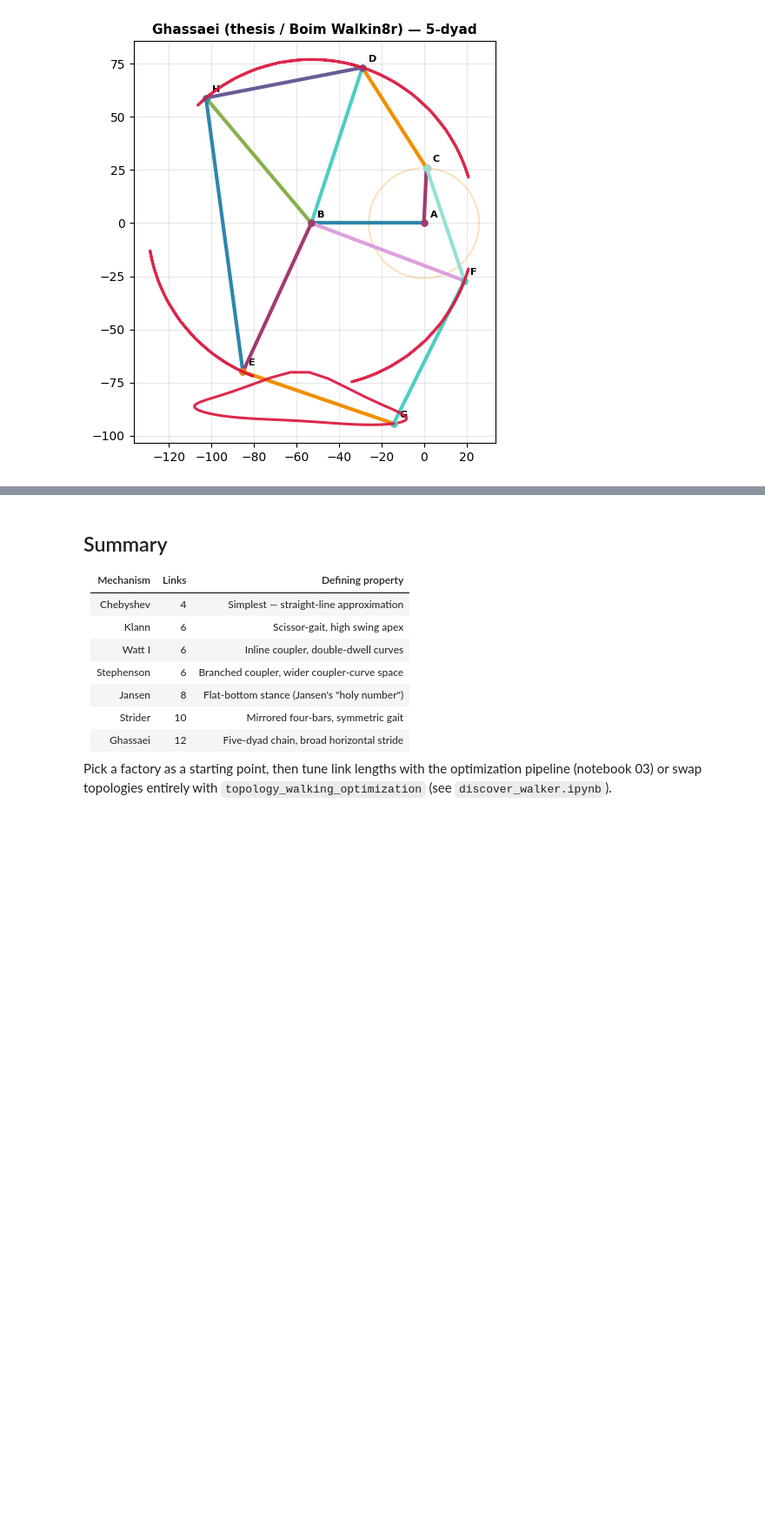
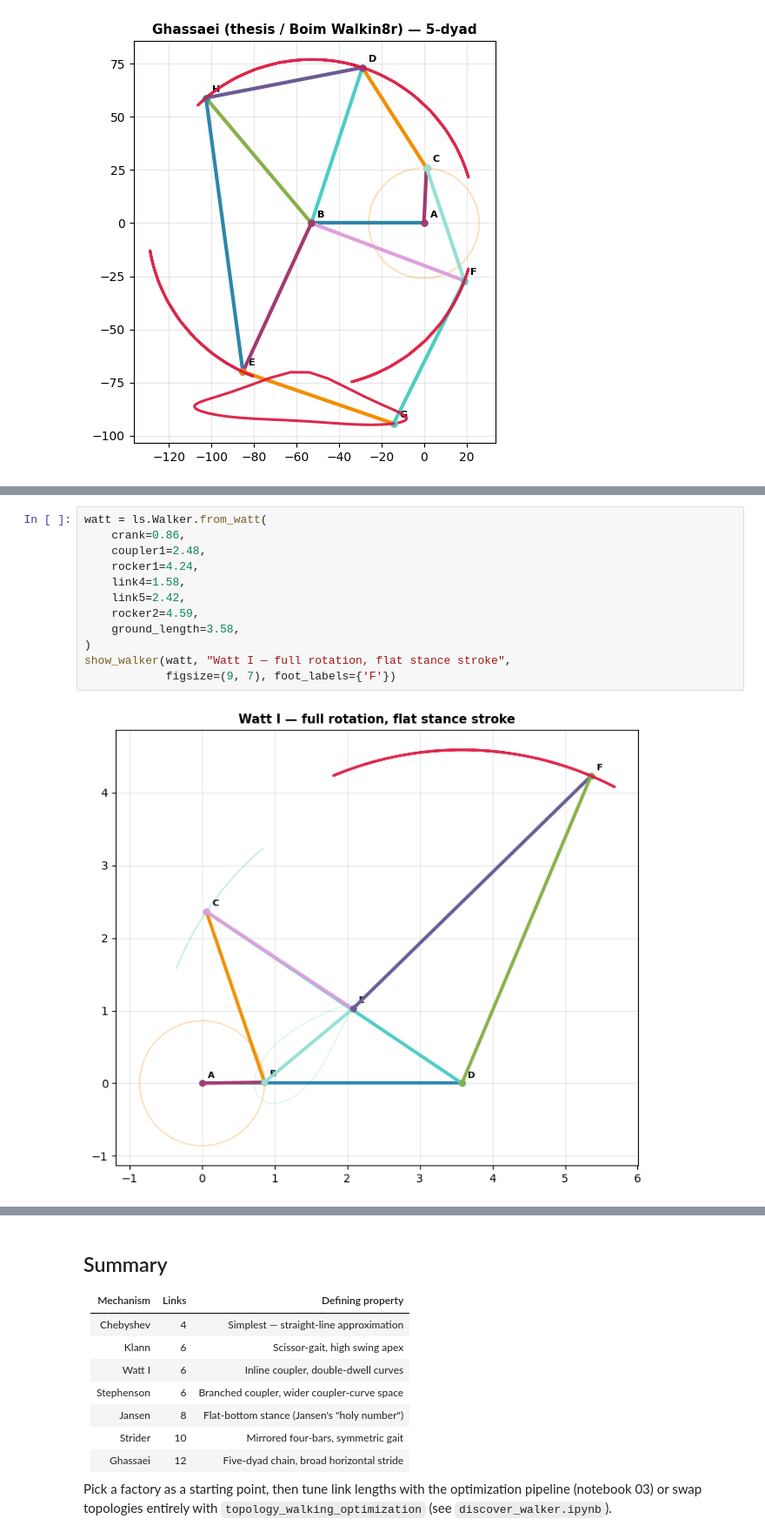
Before and after one commit to HugoFara/leggedsnake, a Jupyter notebook: examples/01_walkers_gallery.ipynb, the cells around one changed output, grey strips where cells are left out. Shown at 87% size. Saved outputs shown, nothing was run; the diff lists cells and outputs as text; blank space fills up the shorter version.

```diff
--- a/examples/01_walkers_gallery.ipynb
+++ b/examples/01_walkers_gallery.ipynb
@@ -240,0 +171,14 @@ motion_generation → 5 four-bar solution(s)
+# %%
+watt = ls.Walker.from_watt(
+    crank=0.86,
+    coupler1=2.48,
+    rocker1=4.24,
+    link4=1.58,
+    link5=2.42,
+    rocker2=4.59,
+    ground_length=3.58,
+)
+show_walker(watt, "Watt I — full rotation, flat stance stroke",
+            figsize=(9, 7), foot_labels={'F'})
+# %% [output]
+[figure, added]
```
Also changed, not shown: parts of 8 cells of this notebook, 1 other file.
